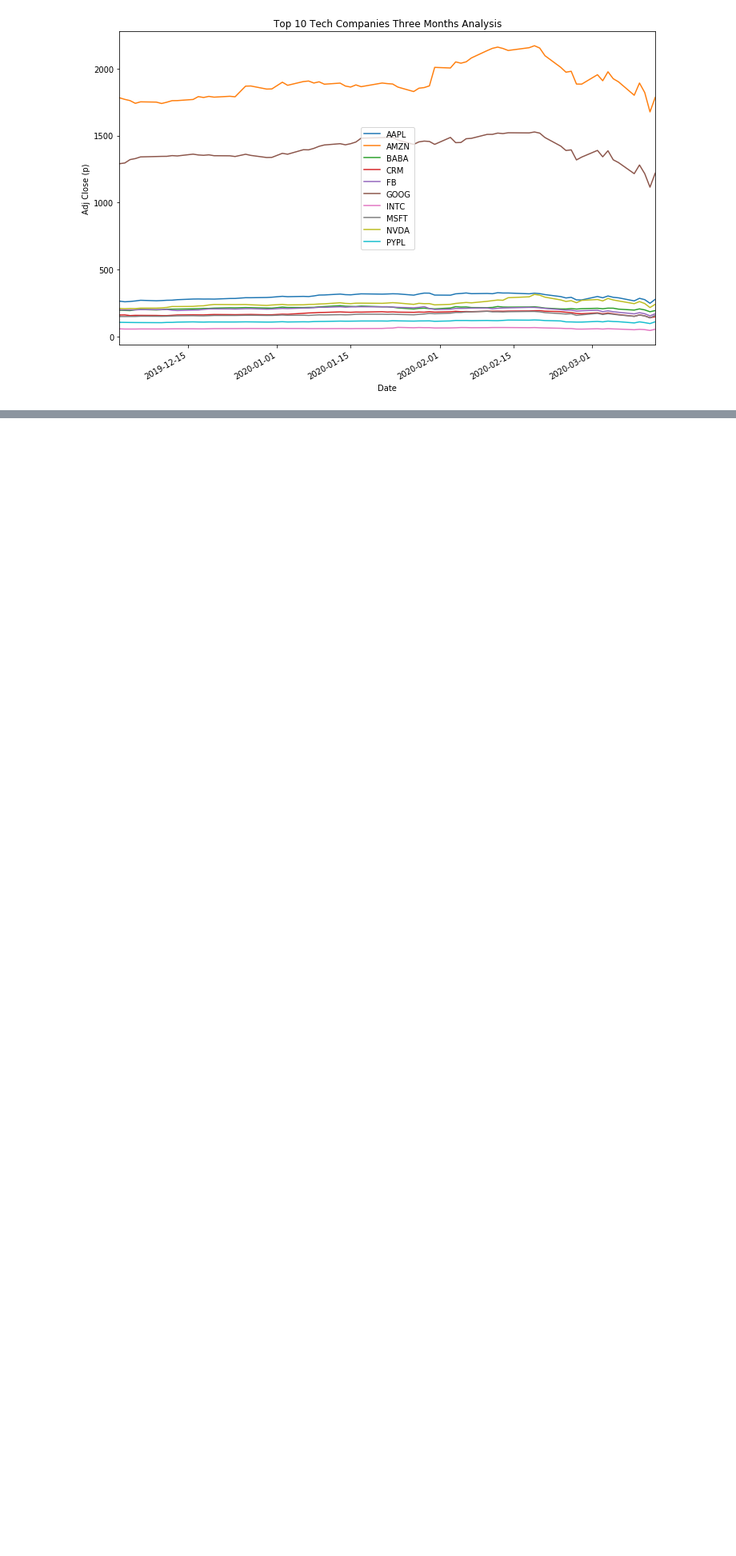
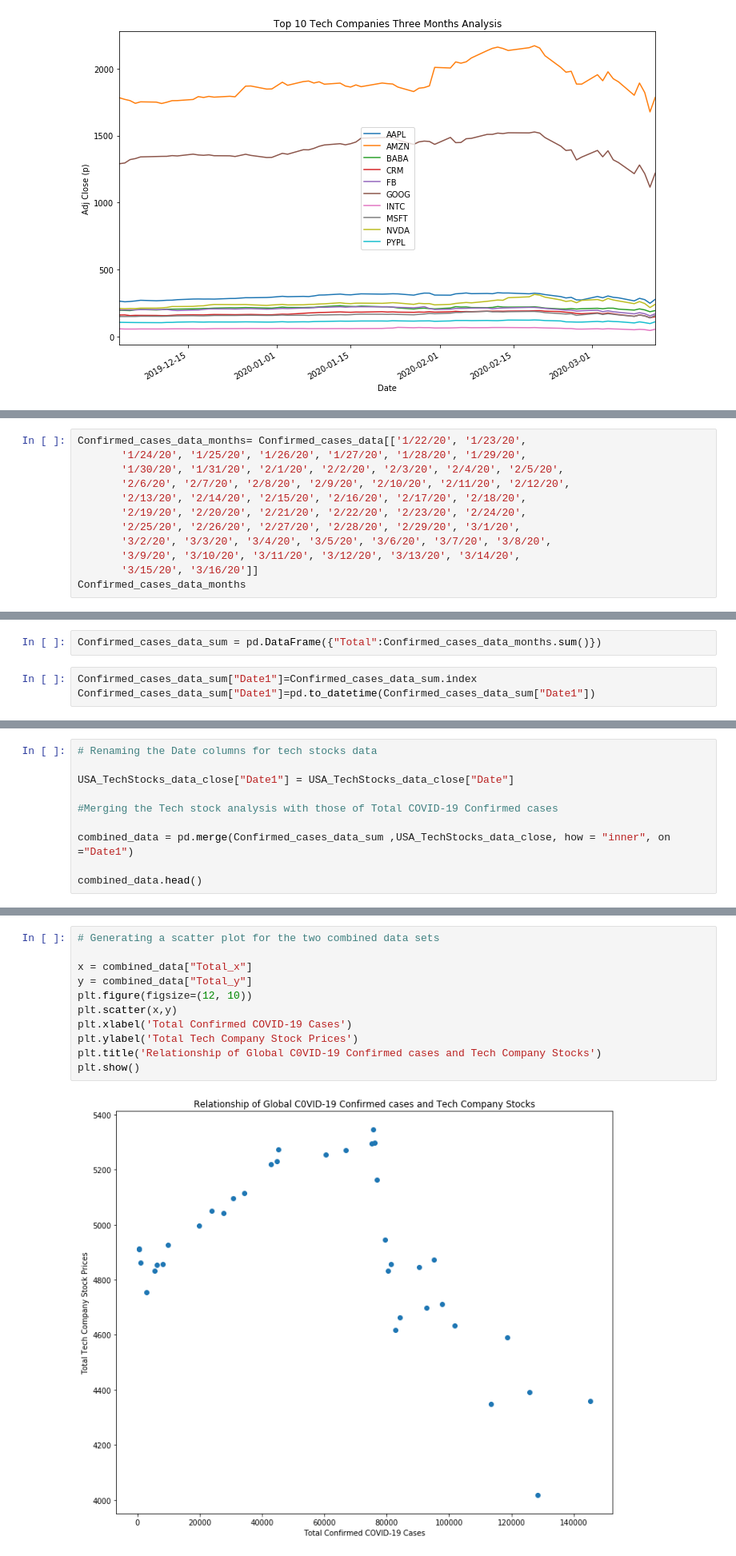
Before and after one commit to saelbakr/COVID-Stocks, a Jupyter notebook: Tech_comp_Stock_analysis.ipynb, the cells around one changed output, grey strips where cells are left out. Shown: that part at 80% size. Cells and saved outputs as stored; diff of their text form; blank space fills up the shorter version.

```diff
--- a/Tech_comp_Stock_analysis.ipynb
+++ b/Tech_comp_Stock_analysis.ipynb
@@ -82,0 +134,12 @@ ValueError: Length of values does not match length of index
+# %%
+Confirmed_cases_data_months= Confirmed_cases_data[['1/22/20', '1/23/20',
+       '1/24/20', '1/25/20', '1/26/20', '1/27/20', '1/28/20', '1/29/20',
+       '1/30/20', '1/31/20', '2/1/20', '2/2/20', '2/3/20', '2/4/20', '2/5/20',
+       '2/6/20', '2/7/20', '2/8/20', '2/9/20', '2/10/20', '2/11/20', '2/12/20',
+       '2/13/20', '2/14/20', '2/15/20', '2/16/20', '2/17/20', '2/18/20',
+       '2/19/20', '2/20/20', '2/21/20', '2/22/20', '2/23/20', '2/24/20',
+       '2/25/20', '2/26/20', '2/27/20', '2/28/20', '2/29/20', '3/1/20',
+       '3/2/20', '3/3/20', '3/4/20', '3/5/20', '3/6/20', '3/7/20', '3/8/20',
+       '3/9/20', '3/10/20', '3/11/20', '3/12/20', '3/13/20', '3/14/20',
+       '3/15/20', '3/16/20']]
+Confirmed_cases_data_months
@@ -82,0 +160,5 @@ ValueError: Length of values does not match length of index
+# %%
+Confirmed_cases_data_sum = pd.DataFrame({"Total":Confirmed_cases_data_months.sum()})
+# %%
+Confirmed_cases_data_sum["Date1"]=Confirmed_cases_data_sum.index
+Confirmed_cases_data_sum["Date1"]=pd.to_datetime(Confirmed_cases_data_sum["Date1"])
@@ -82,0 +174,10 @@ ValueError: Length of values does not match length of index
+# %%
+# Renaming the Date columns for tech stocks data
+
+USA_TechStocks_data_close["Date1"] = USA_TechStocks_data_close["Date"]
+
+#Merging the Tech stock analysis with those of Total COVID-19 Confirmed cases
+
+combined_data = pd.merge(Confirmed_cases_data_sum ,USA_TechStocks_data_close, how = "inner", on ="Date1")
+
+combined_data.head()
@@ -82,0 +216,13 @@ ValueError: Length of values does not match length of index
+# %%
+# Generating a scatter plot for the two combined data sets
+
+x = combined_data["Total_x"]
+y = combined_data["Total_y"]
+plt.figure(figsize=(12, 10))
+plt.scatter(x,y)
+plt.xlabel('Total Confirmed COVID-19 Cases')
+plt.ylabel('Total Tech Company Stock Prices')
+plt.title('Relationship of Global C0VID-19 Confirmed cases and Tech Company Stocks')
+plt.show()
+# %% [output]
+[figure, added]
```
Also changed, not shown: parts of 12 cells of this notebook, 1 other file.
